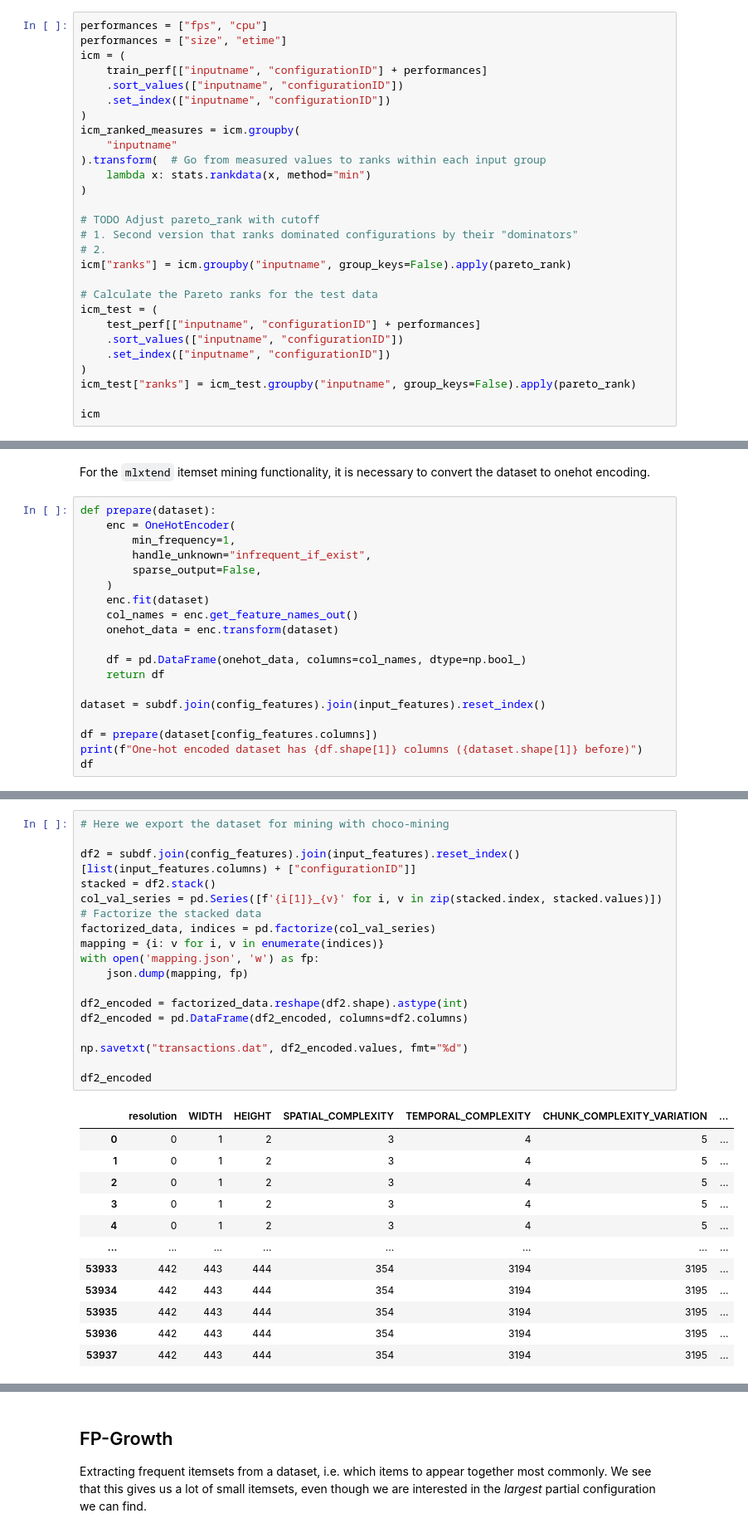
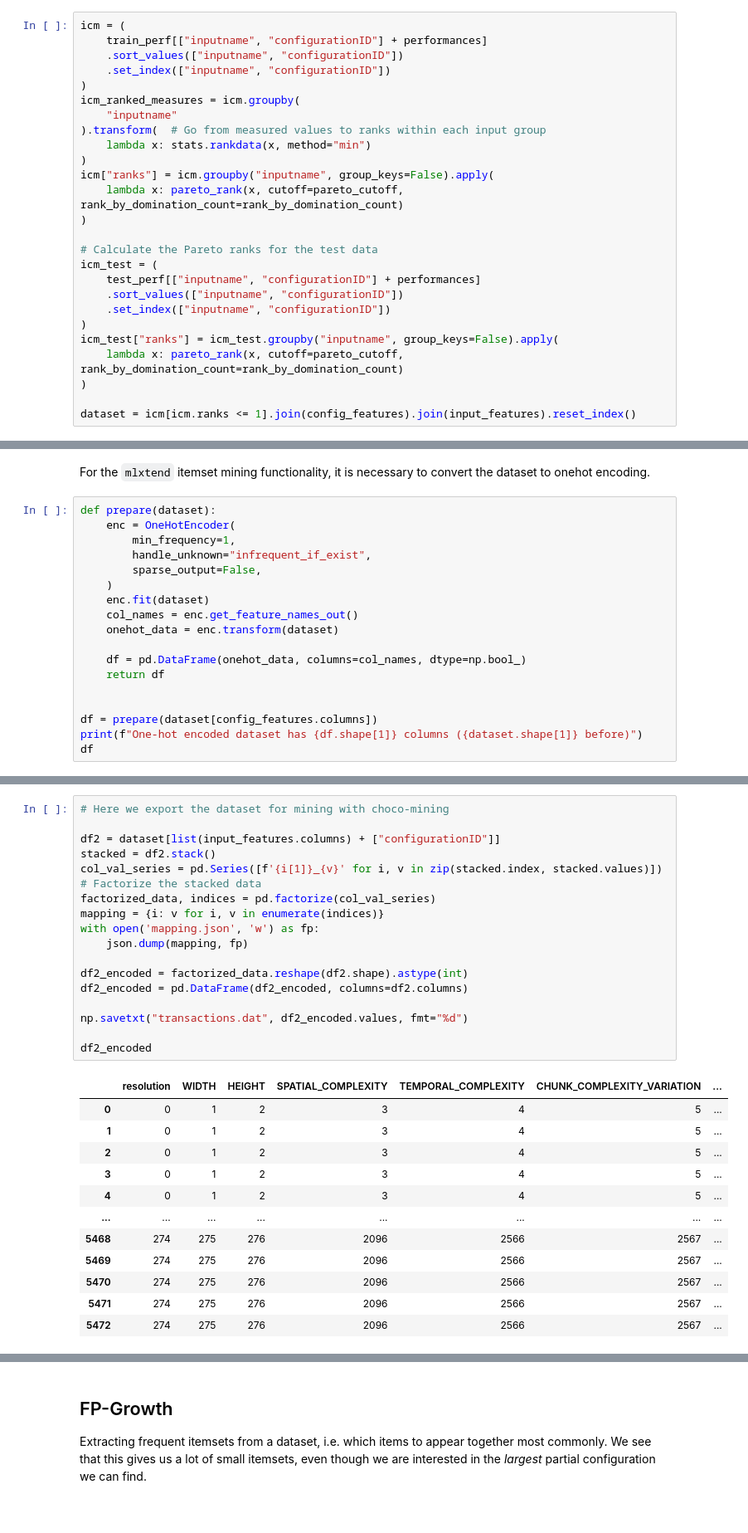
Before and after one commit to simula-vias/partial-configuration, a Jupyter notebook: src/pci.ipynb, the cells around one changed output, grey strips where cells are left out. Shown at 83% size. Cells and saved outputs as stored; diff of their text form.

```diff
--- a/src/pci.ipynb
+++ b/src/pci.ipynb
@@ -130,8 +112,6 @@ config_features
 
 We take the matrix of all measurements and calculate the Pareto ranks for each configuration per input. For this, we consider all measured performances, but we can change this to any subset.
 # %%
-performances = ["fps", "cpu"]
-performances = ["size", "etime"]
 icm = (
     train_perf[["inputname", "configurationID"] + performances]
     .sort_values(["inputname", "configurationID"])
@@ -142,11 +122,9 @@ icm_ranked_measures = icm.groupby(
 ).transform(  # Go from measured values to ranks within each input group
     lambda x: stats.rankdata(x, method="min")
 )
-
-# TODO Adjust pareto_rank with cutoff
-# 1. Second version that ranks dominated configurations by their "dominators"
-# 2.
-icm["ranks"] = icm.groupby("inputname", group_keys=False).apply(pareto_rank)
+icm["ranks"] = icm.groupby("inputname", group_keys=False).apply(
+    lambda x: pareto_rank(x, cutoff=pareto_cutoff, rank_by_domination_count=rank_by_domination_count)
+)
 
 # Calculate the Pareto ranks for the test data
 icm_test = (
@@ -154,9 +132,11 @@ icm_test = (
     .sort_values(["inputname", "configurationID"])
     .set_index(["inputname", "configurationID"])
 )
-icm_test["ranks"] = icm_test.groupby("inputname", group_keys=False).apply(pareto_rank)
+icm_test["ranks"] = icm_test.groupby("inputname", group_keys=False).apply(
+    lambda x: pareto_rank(x, cutoff=pareto_cutoff, rank_by_domination_count=rank_by_domination_count)
+)
 
-icm
+dataset = icm[icm.ranks <= 1].join(config_features).join(input_features).reset_index()
 # %% [output]
 |  |  | size | etime | ranks |
 | inputname | configurationID |  |  |  |
@@ -245,7 +191,6 @@ def prepare(dataset):
     df = pd.DataFrame(onehot_data, columns=col_names, dtype=np.bool_)
     return df
 
-dataset = subdf.join(config_features).join(input_features).reset_index()
 
 df = prepare(dataset[config_features.columns])
 print(f"One-hot encoded dataset has {df.shape[1]} columns ({dataset.shape[1]} before)")
@@ -276,31 +213,31 @@ NameError: name 'df2' is not defined
 # %%
 # Here we export the dataset for mining with choco-mining
 
-df2 = subdf.join(config_features).join(input_features).reset_index()[list(input_features.columns) + ["configurationID"]]
+df2 = dataset[list(input_features.columns) + ["configurationID"]]
 stacked = df2.stack()
 col_val_series = pd.Series([f'{i[1]}_{v}' for i, v in zip(stacked.index, stacked.values)])
 # Factorize the stacked data
 factorized_data, indices = pd.factorize(col_val_series)
 mapping = {i: v for i, v in enumerate(indices)}
 with open('mapping.json', 'w') as fp:
     json.dump(mapping, fp)
 
 df2_encoded = factorized_data.reshape(df2.shape).astype(int)
 df2_encoded = pd.DataFrame(df2_encoded, columns=df2.columns)
 
 np.savetxt("transactions.dat", df2_encoded.values, fmt="%d")
 
 df2_encoded
 # %% [output]
 |  | resolution | WIDTH | HEIGHT | SPATIAL_COMPLEXITY | TEMPORAL_COMPLEXITY | CHUNK_COMPLEXITY_VARIATION | ... |
 | 0 | 0 | 1 | 2 | 3 | 4 | 5 | ... |
 | 1 | 0 | 1 | 2 | 3 | 4 | 5 | ... |
 | 2 | 0 | 1 | 2 | 3 | 4 | 5 | ... |
 | 3 | 0 | 1 | 2 | 3 | 4 | 5 | ... |
 | 4 | 0 | 1 | 2 | 3 | 4 | 5 | ... |
 | ... | ... | ... | ... | ... | ... | ... | ... |
-| 53933 | 442 | 443 | 444 | 354 | 3194 | 3195 | ... |
-| 53934 | 442 | 443 | 444 | 354 | 3194 | 3195 | ... |
-| 53935 | 442 | 443 | 444 | 354 | 3194 | 3195 | ... |
-| 53936 | 442 | 443 | 444 | 354 | 3194 | 3195 | ... |
-| 53937 | 442 | 443 | 444 | 354 | 3194 | 3195 | ... |
+| 5468 | 274 | 275 | 276 | 2096 | 2566 | 2567 | ... |
+| 5469 | 274 | 275 | 276 | 2096 | 2566 | 2567 | ... |
+| 5470 | 274 | 275 | 276 | 2096 | 2566 | 2567 | ... |
+| 5471 | 274 | 275 | 276 | 2096 | 2566 | 2567 | ... |
+| 5472 | 274 | 275 | 276 | 2096 | 2566 | 2567 | ... |
```
Also changed, not shown: parts of 40 cells of this notebook.
